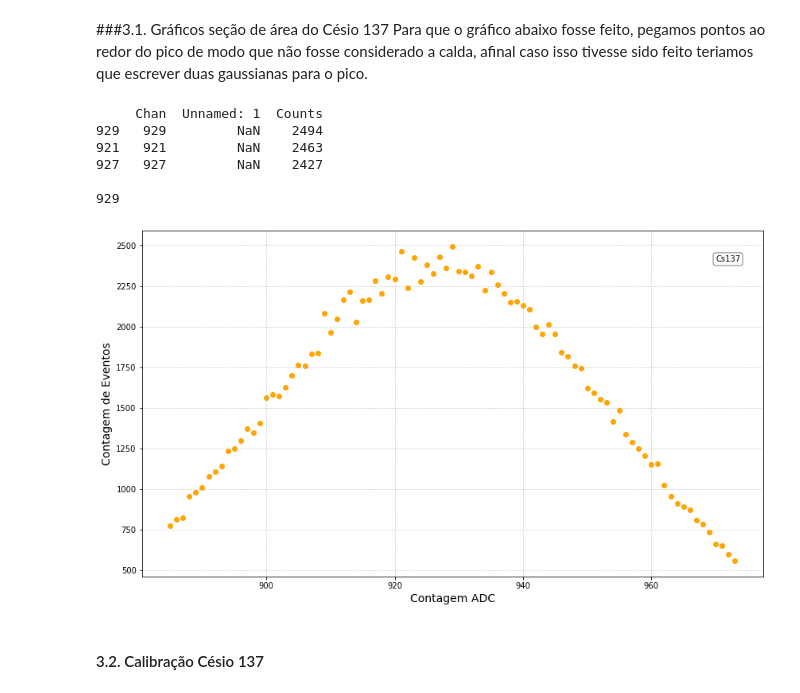
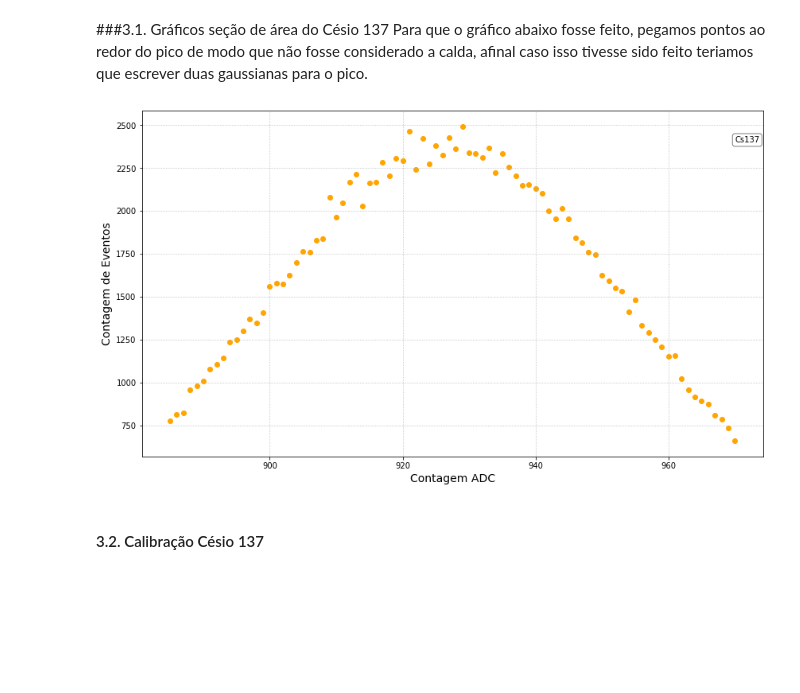
Before and after one commit to goulartsursula/DisciplinasUERJ, a Jupyter notebook: Estrutura da Materia 3/EspectroscopiaGama.ipynb, the cells around one changed output. Cells and saved outputs as stored; diff of their text form; code cells hidden in the pictures; blank space fills up the shorter version.

```diff
--- a/Estrutura da Materia 3/EspectroscopiaGama.ipynb
+++ b/Estrutura da Materia 3/EspectroscopiaGama.ipynb
@@ -244,30 +219,18 @@ plt.grid(linestyle='dotted')
 # %% [markdown]
 ###3.1. Gráficos seção de área do Césio 137
 Para que o gráfico abaixo fosse feito, pegamos pontos ao redor do pico de modo que não fosse considerado a calda, afinal caso isso tivesse sido feito teriamos que escrever duas gaussianas para o pico.
-# %%
-print(dataCs137.loc[800:1100].nlargest(3, 'Counts'),'\n')
-print(dataCs137.loc[800:1100]['Counts'].idxmax(),'\n')
-peak1Cs137 = dataCs137.iloc[dataCs137.loc[800:1100]['Counts'].idxmax()]['Chan']
-# %% [output]
-     Chan  Unnamed: 1  Counts
-929   929         NaN    2494
-921   921         NaN    2463
-927   927         NaN    2427
-
-929
 # %%
-xdataCs137 = dataCs137.loc[peak1Cs137 - 44:peak1Cs137 + 44]['Chan']
-ydataCs137 = dataCs137.loc[peak1Cs137- 44:peak1Cs137 + 44]['Counts']
+data1Cs137_peak = dataCs137[(dataCs137['Chan']>=885)&(dataCs137['Chan']<=970)]
 
 fig, ax = plt.subplots(figsize=(14,8))
-plt.scatter(xdataCs137, ydataCs137, c='orange')
+plt.scatter(data1Cs137_peak['Chan'], data1Cs137_peak['Counts'], c='orange')
 plt.xlabel('Contagem ADC', fontsize='14')
 plt.ylabel('Contagem de Eventos', fontsize='14')
 ax.text(970, 2400, 'Cs137', bbox=dict(boxstyle='round', facecolor='white', alpha=0.5))
 plt.savefig('Peak_Cs137.png', transparent = True)
 plt.grid(linestyle='dotted')
 # %% [output]
-[figure, old version]
+[figure, new version]
 # %% [markdown]
 #### 3.2. Calibração Césio 137
 # %%
```
Also changed, not shown: parts of 10 cells of this notebook.
